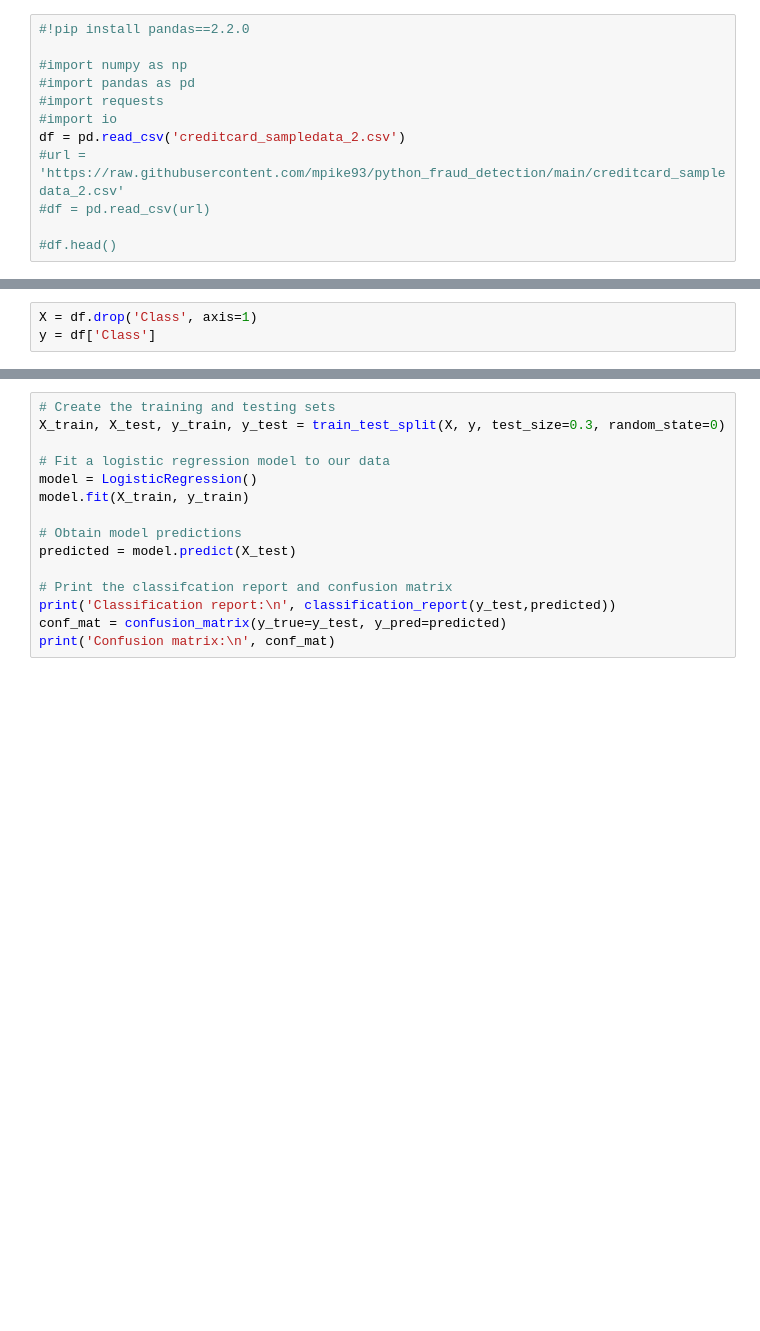
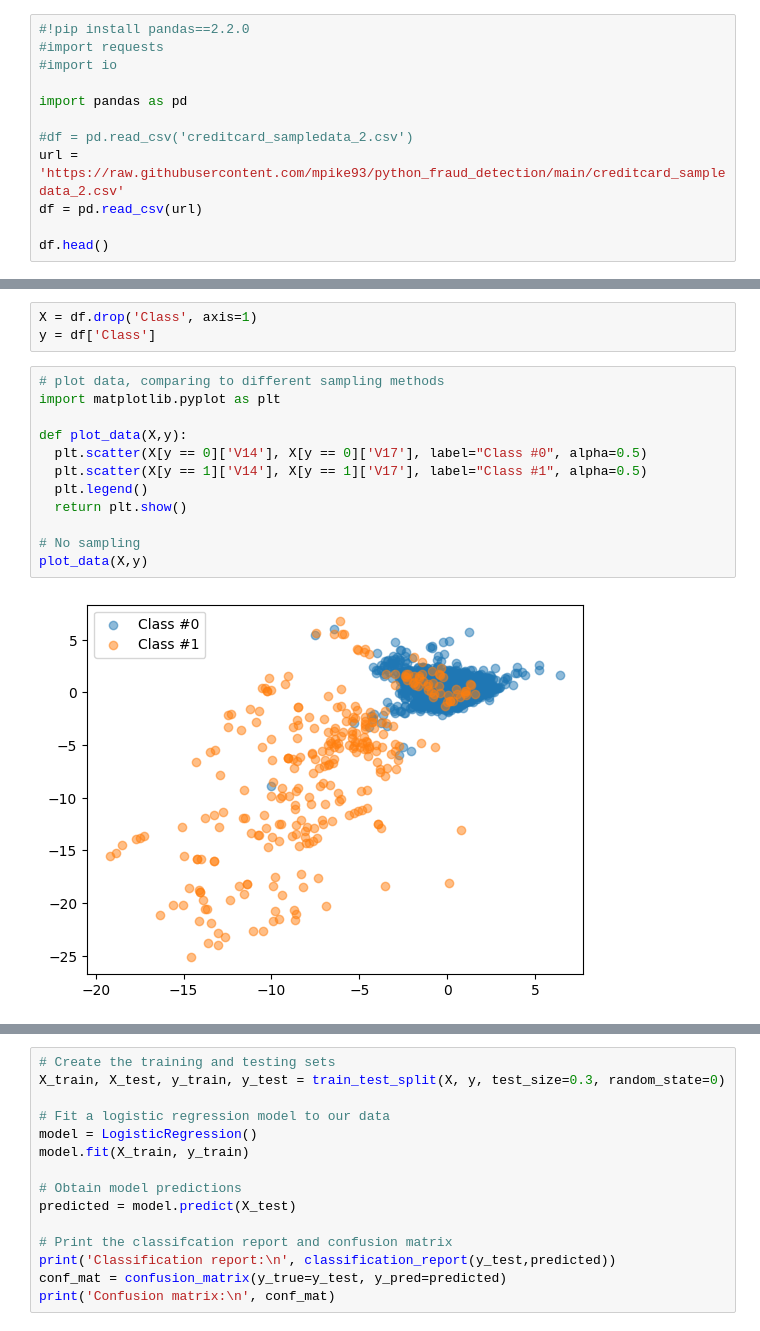
Before and after one commit to mpike93/python_fraud_detection, a Jupyter notebook: 1_class_imbalance.ipynb, the cells around one changed output, grey strips where cells are left out. Saved outputs shown, nothing was run; the diff lists cells and outputs as text; blank space fills up the shorter version.

```diff
--- a/1_class_imbalance.ipynb
+++ b/1_class_imbalance.ipynb
@@ -1,13 +1,13 @@
 # %%
 #!pip install pandas==2.2.0
-
-#import numpy as np
-#import pandas as pd
 #import requests
 #import io
-df = pd.read_csv('creditcard_sampledata_2.csv')
-#url = 'https://raw.githubusercontent.com/mpike93/python_fraud_detection/main/creditcard_sampledata_2.csv'
-#df = pd.read_csv(url)
 
-#df.head()
+import pandas as pd
+
+#df = pd.read_csv('creditcard_sampledata_2.csv')
+url = 'https://raw.githubusercontent.com/mpike93/python_fraud_detection/main/creditcard_sampledata_2.csv'
+df = pd.read_csv(url)
+
+df.head()
 # %% [output]
@@ -15,3 +21,17 @@ NameError: name 'pd' is not defined
 # %%
 X = df.drop('Class', axis=1)
 y = df['Class']
+# %%
+# plot data, comparing to different sampling methods
+import matplotlib.pyplot as plt
+
+def plot_data(X,y):
+  plt.scatter(X[y == 0]['V14'], X[y == 0]['V17'], label="Class #0", alpha=0.5)
+  plt.scatter(X[y == 1]['V14'], X[y == 1]['V17'], label="Class #1", alpha=0.5)
+  plt.legend()
+  return plt.show()
+
+# No sampling
+plot_data(X,y)
+# %% [output]
+[figure, added]
```
Also changed, not shown: parts of 5 cells of this notebook.
